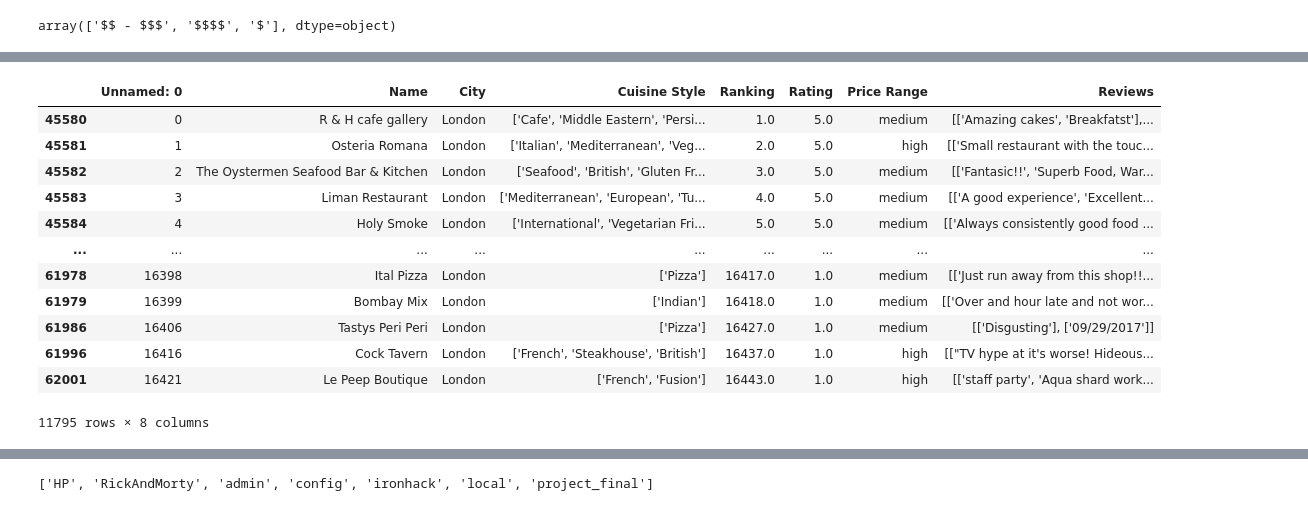
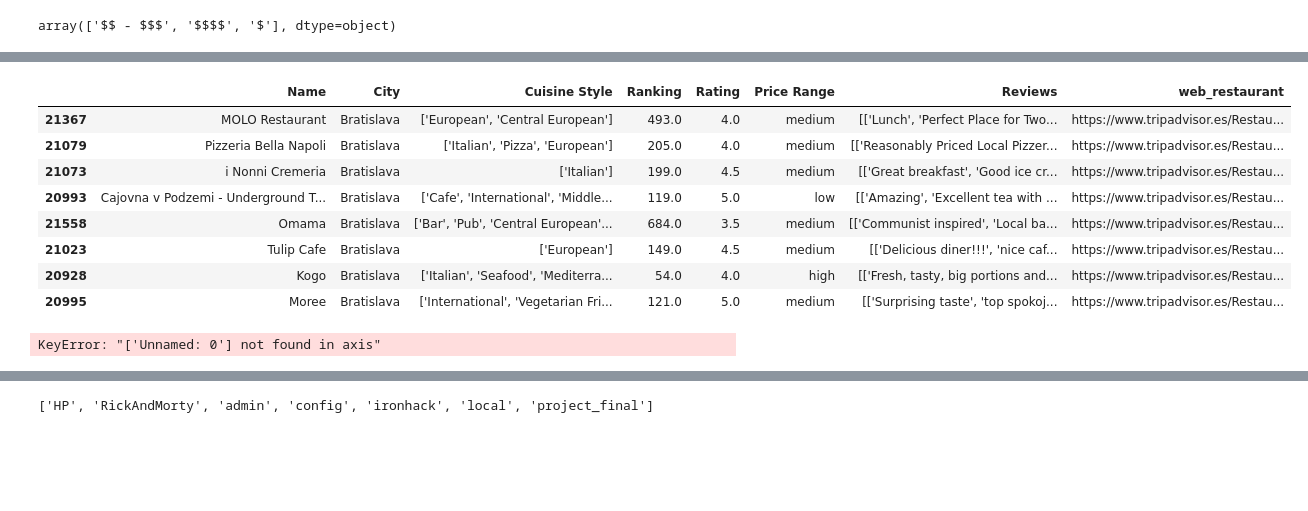
Before and after one commit to JoseManuel-G/proyecto-final, a Jupyter notebook: Notebooks/Clean.ipynb, the cells around one changed output, grey strips where cells are left out. Cells and saved outputs as stored; diff of their text form; code cells hidden in the pictures; blank space fills up the shorter version.

```diff
--- a/Notebooks/Clean.ipynb
+++ b/Notebooks/Clean.ipynb
@@ -38,0 +47,2 @@ restaurants.head()
+# %%
+restaurants['web'] = 'https://www.tripadvisor.es'
@@ -38,0 +65,2 @@ restaurants.head()
+# %%
+restaurants['web_restaurant'] = restaurants['web'] + restaurants.URL_TA
@@ -70,5 +116,5 @@ list(restaurants.City.unique())
 # %%
-restaurants.drop(['Number of Reviews', 'URL_TA', 'ID_TA'] ,axis=1, inplace=True)
+restaurants.drop(['Number of Reviews', 'URL_TA', 'ID_TA', 'web'] ,axis=1, inplace=True)
 # %%
 restaurants = restaurants.dropna()
 # %%
@@ -153,23 +201,21 @@ restaurants[restaurants.Rating == 1.0]
 # %%
-restaurants_london= restaurants[restaurants.City == 'London']
+restaurants_london= restaurants[restaurants.City == 'Bratislava']
 # %%
-restaurants_london
+restaurants_london.sample(8)
 # %% [output]
-|  | Unnamed: 0 | Name | City | Cuisine Style | Ranking | Rating | Price Range | Reviews |
-| 45580 | 0 | R & H cafe gallery | London | ['Cafe', 'Middle Eastern', 'Persi... | 1.0 | 5.0 | medium | [['Amazing cakes', 'Breakfatst'],... |
-| 45581 | 1 | Osteria Romana | London | ['Italian', 'Mediterranean', 'Veg... | 2.0 | 5.0 | high | [['Small restaurant with the touc... |
-| 45582 | 2 | The Oystermen Seafood Bar & Kitchen | London | ['Seafood', 'British', 'Gluten Fr... | 3.0 | 5.0 | medium | [['Fantasic!!', 'Superb Food, War... |
-| 45583 | 3 | Liman Restaurant | London | ['Mediterranean', 'European', 'Tu... | 4.0 | 5.0 | medium | [['A good experience', 'Excellent... |
-| 45584 | 4 | Holy Smoke | London | ['International', 'Vegetarian Fri... | 5.0 | 5.0 | medium | [['Always consistently good food ... |
-| ... | ... | ... | ... | ... | ... | ... | ... | ... |
-| 61978 | 16398 | Ital Pizza | London | ['Pizza'] | 16417.0 | 1.0 | medium | [['Just run away from this shop!!... |
-| 61979 | 16399 | Bombay Mix | London | ['Indian'] | 16418.0 | 1.0 | medium | [['Over and hour late and not wor... |
-| 61986 | 16406 | Tastys Peri Peri | London | ['Pizza'] | 16427.0 | 1.0 | medium | [['Disgusting'], ['09/29/2017']] |
-| 61996 | 16416 | Cock Tavern | London | ['French', 'Steakhouse', 'British'] | 16437.0 | 1.0 | high | [["TV hype at it's worse! Hideous... |
-| 62001 | 16421 | Le Peep Boutique | London | ['French', 'Fusion'] | 16443.0 | 1.0 | high | [['staff party', 'Aqua shard work... |
+|  | Name | City | Cuisine Style | Ranking | Rating | Price Range | Reviews | web_restaurant |
+| 21367 | MOLO Restaurant | Bratislava | ['European', 'Central European'] | 493.0 | 4.0 | medium | [['Lunch', 'Perfect Place for Two... | https://www.tripadvisor.es/Restau... |
+| 21079 | Pizzeria Bella Napoli | Bratislava | ['Italian', 'Pizza', 'European'] | 205.0 | 4.0 | medium | [['Reasonably Priced Local Pizzer... | https://www.tripadvisor.es/Restau... |
+| 21073 | i Nonni Cremeria | Bratislava | ['Italian'] | 199.0 | 4.5 | medium | [['Great breakfast', 'Good ice cr... | https://www.tripadvisor.es/Restau... |
+| 20993 | Cajovna v Podzemi - Underground T... | Bratislava | ['Cafe', 'International', 'Middle... | 119.0 | 5.0 | low | [['Amazing', 'Excellent tea with ... | https://www.tripadvisor.es/Restau... |
+| 21558 | Omama | Bratislava | ['Bar', 'Pub', 'Central European'... | 684.0 | 3.5 | medium | [['Communist inspired', 'Local ba... | https://www.tripadvisor.es/Restau... |
+| 21023 | Tulip Cafe | Bratislava | ['European'] | 149.0 | 4.5 | medium | [['Delicious diner!!!', 'nice caf... | https://www.tripadvisor.es/Restau... |
+| 20928 | Kogo | Bratislava | ['Italian', 'Seafood', 'Mediterra... | 54.0 | 4.0 | high | [['Fresh, tasty, big portions and... | https://www.tripadvisor.es/Restau... |
+| 20995 | Moree | Bratislava | ['International', 'Vegetarian Fri... | 121.0 | 5.0 | medium | [['Surprising taste', 'top spokoj... | https://www.tripadvisor.es/Restau... |
-11795 rows × 8 columns
 # %%
 restaurants.drop(['Unnamed: 0'] ,axis=1, inplace=True)
+# %% [output]
+KeyError: "['Unnamed: 0'] not found in axis"
 # %%
 restaurants
 # %% [output]
```
Also changed, not shown: parts of 18 cells of this notebook, 11 other files.
